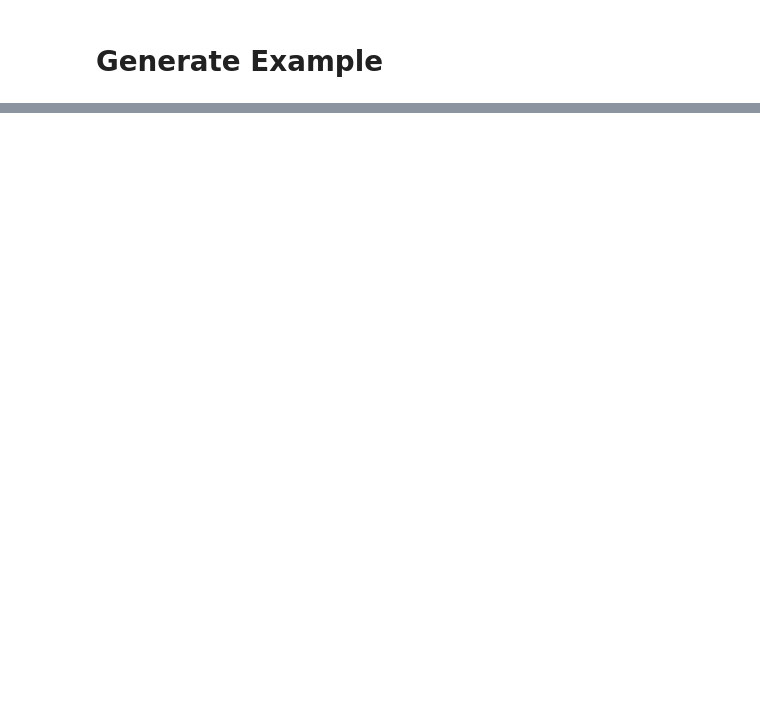
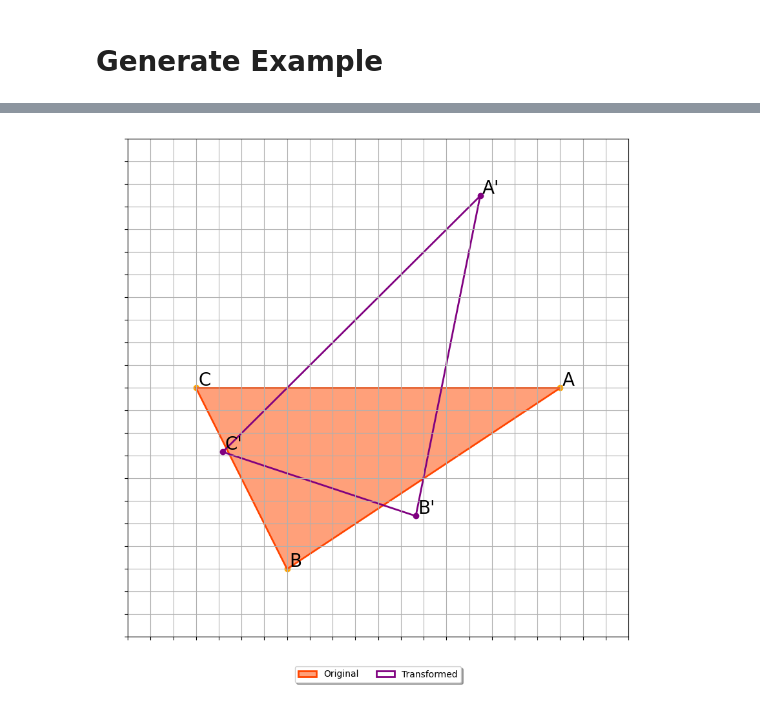
Before and after one commit to e-done/math-1009, a Jupyter notebook: rigidMotion.ipynb, the cells around one changed output, grey strips where cells are left out. Drawn from its saved outputs; the diff is of its cells as text; code cells hidden in the pictures; blank space fills up the shorter version.

```diff
--- a/rigidMotion.ipynb
+++ b/rigidMotion.ipynb
@@ -67,9 +67,7 @@ else :
 
 # angle of rotation
 if grid == 'square' :
-  angle = choice(list(np.linspace(-135.,180.,num=8)))
-  while angle == 0 :
-    angle = choice(list(np.linspace(-135.,180.,num=8)))
+  angle = choice([90., 180., -90.])
 else :
   angle = choice([60., 120., 180., -60., -120.])
 if angle > 0.:
@@ -254,0 +250 @@ Successfully installed algorithmx-2.0.3
+[figure, added]
```
Also changed, not shown: parts of 1 cell of this notebook.
